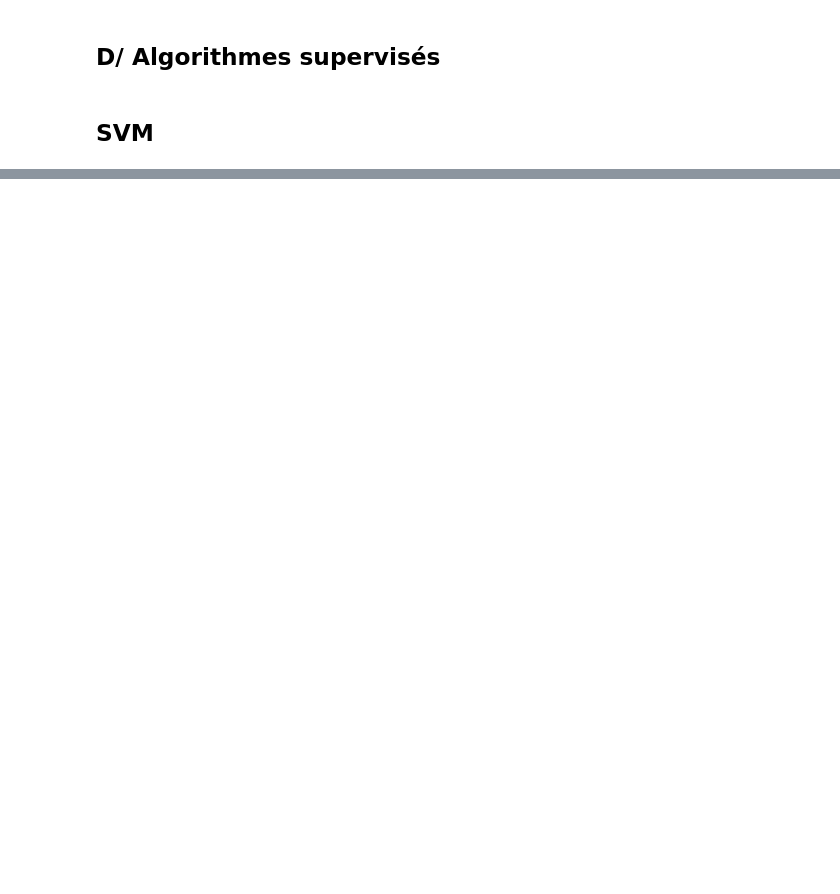
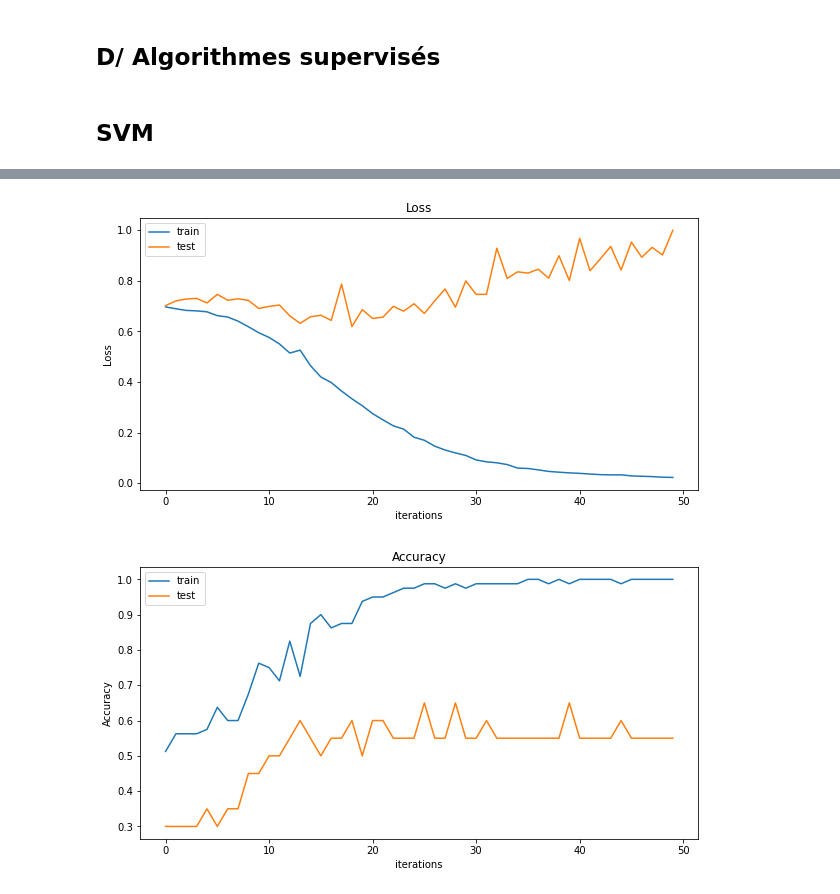
Before and after one commit to hippolyte456/confusionEEG, a Jupyter notebook: HDdetect_confusion.ipynb, the cells around one changed output, grey strips where cells are left out. Cells and saved outputs as stored; diff of their text form; code cells hidden in the pictures; blank space fills up the shorter version.

```diff
--- a/HDdetect_confusion.ipynb
+++ b/HDdetect_confusion.ipynb
@@ -234,9 +241,3 @@ print(X_train)
 ## D/ Algorithmes supervisés
 # %% [markdown]
 ## SVM
-# %%
-SVMmod = LinearSVC()
-SVMmod.fit(X_train,y_train)
-
-y_hat = SVMmod.predict(X_test)
-metrics.accuracy_score(y_test,y_hat)
@@ -282,0 +418,14 @@ class EEGDataset(Dataset):
+# %%
+Tdata_train = EEGDataset(data_train, transform)
+Tdata_test = EEGDataset(data_test,transform)
+
+# batch_size = square(nb_exemples ?) quand est-ce que ça a du sens ?
+torch.manual_seed(1)
+batch_size= 5
+Tdata_train_loader = DataLoader(Tdata_train, batch_size=batch_size, shuffle=True)
+Tdata_test_loader = DataLoader(Tdata_test, batch_size=batch_size, shuffle=True)
+# %%
+# il faudrait essayer de ne pas utiliser le dataloader aussi pour mieux comprendre...
+print(len(Tdata_train_loader))
+for x,y in Tdata_train_loader:                           # boucle sur les batchs
+            print(x.shape)
@@ -282,0 +532,33 @@ class EEGDataset(Dataset):
+# %%
+n_epoch = 50
+model = MyCNN()
+model.name = "DetectConfCNN_V1-"+time.asctime()
+loss_train, loss_test, acc_train, acc_test = train(model,n_epoch,Tdata_train_loader,Tdata_test_loader)
+
+for i in range(len(loss_train)):
+    loss_train[i] = np.array(loss_train[i].detach())
+    loss_test[i] = np.array(loss_test[i].detach())
+
+    acc_train[i] = np.array(acc_train[i].detach())
+    acc_test[i] = np.array(acc_test[i].detach())
+
+    # plot loss with matplotlib
+plt.figure(figsize=(10,5))
+plt.title("Loss")
+plt.plot(loss_train,label="train")
+plt.plot(loss_test,label="test")
+plt.xlabel("iterations")
+plt.ylabel("Loss")
+plt.legend()
+plt.show()
+
+# plot accuracy with matplotlib
+plt.figure(figsize=(10,5))
+plt.title("Accuracy")
+plt.plot(acc_train,label="train")
+plt.plot(acc_test,label="test")
+plt.xlabel("iterations")
+plt.ylabel("Accuracy")
+plt.legend()
+plt.show()
+# %% [output]
@@ -282,0 +566,2 @@ class EEGDataset(Dataset):
+[figure, added]
+[figure, added]
```
Also changed, not shown: parts of 41 cells of this notebook.
